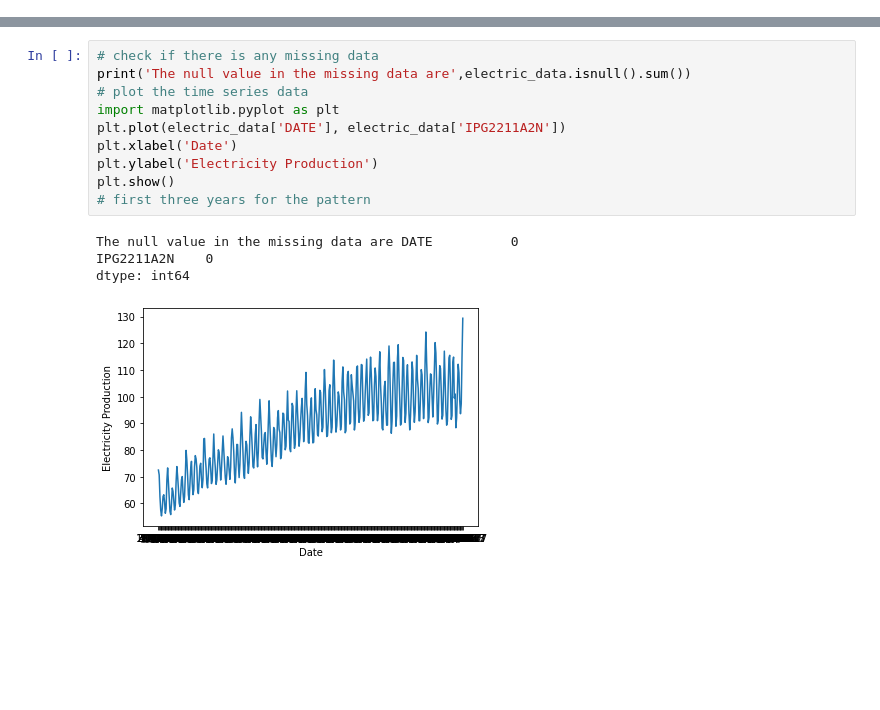
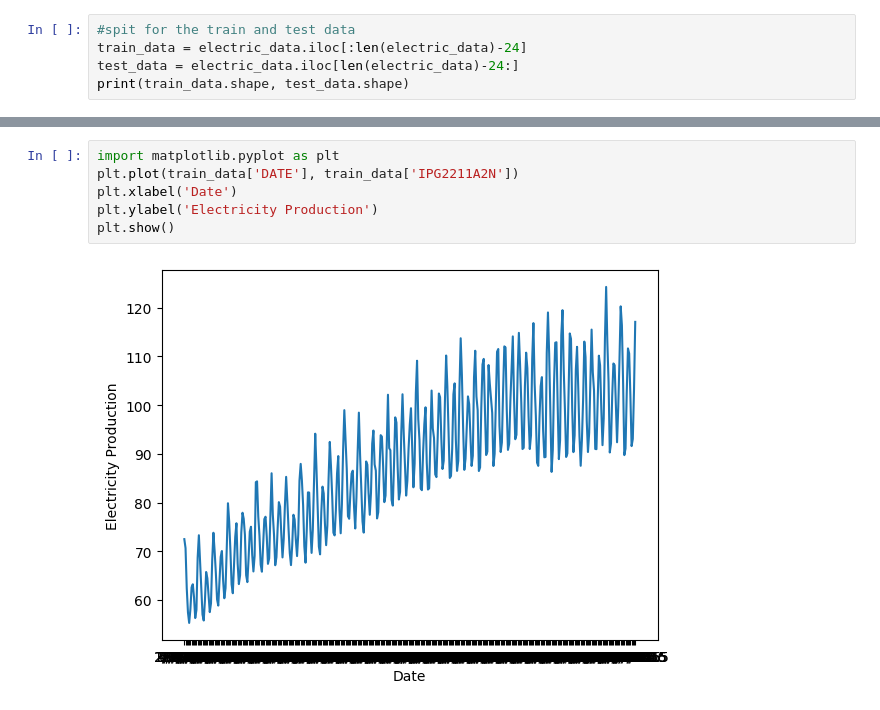
Before and after one commit to GussLii/Time-Series, a Jupyter notebook: code.ipynb, the cells around one changed output, grey strips where cells are left out. Drawn from its saved outputs; the diff is of its cells as text; blank space fills up the shorter version.

```diff
--- a/code.ipynb
+++ b/code.ipynb
@@ -21,0 +15,5 @@ electric_data
+# %%
+#spit for the train and test data
+train_data = electric_data.iloc[:len(electric_data)-24]
+test_data = electric_data.iloc[len(electric_data)-24:]
+print(train_data.shape, test_data.shape)
@@ -22,15 +38,8 @@ electric_data
 # %%
-# check if there is any missing data
-print('The null value in the missing data are',electric_data.isnull().sum())
-# plot the time series data
 import matplotlib.pyplot as plt
-plt.plot(electric_data['DATE'], electric_data['IPG2211A2N'])
+plt.plot(train_data['DATE'], train_data['IPG2211A2N'])
 plt.xlabel('Date')
 plt.ylabel('Electricity Production')
 plt.show()
-# first three years for the pattern
 # %% [output]
-The null value in the missing data are DATE          0
-IPG2211A2N    0
-dtype: int64
-[figure, old version]
+[figure, new version]
```
Also changed, not shown: parts of 17 cells of this notebook.
